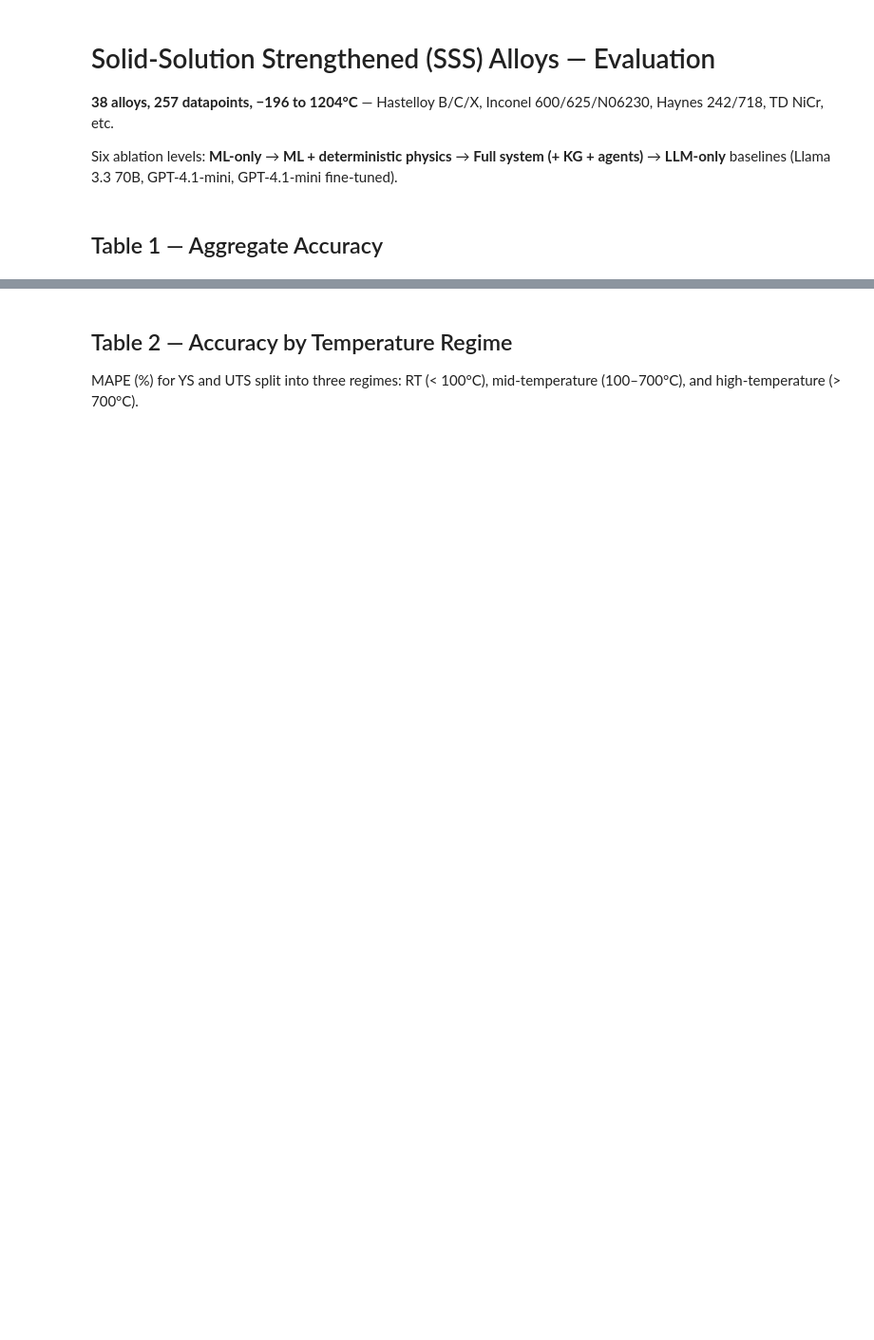
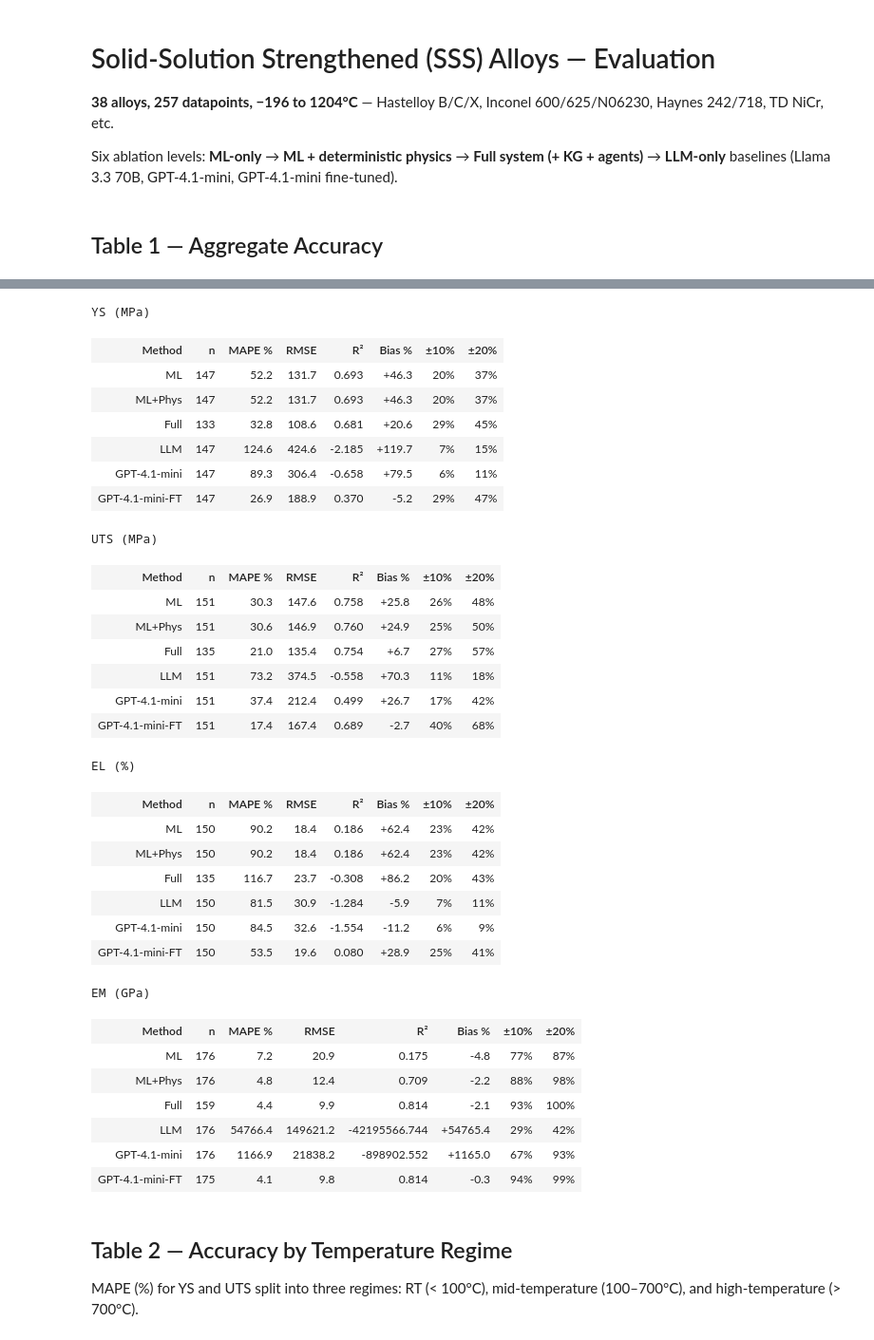
Before and after one commit to AlexLecu/AlloyGraph, a Jupyter notebook: evaluation/prediction/notebooks/02_evaluate_sss.ipynb, the cells around one changed output, grey strips where cells are left out. Shown at 95% size. Cells and saved outputs as stored; diff of their text form; code cells hidden in the pictures; blank space fills up the shorter version.

```diff
--- a/evaluation/prediction/notebooks/02_evaluate_sss.ipynb
+++ b/evaluation/prediction/notebooks/02_evaluate_sss.ipynb
@@ -104,3 +50,83 @@ EM (GPa)
+# %%
+from IPython.display import HTML
+
+rows = []
+for mn, df in METHODS.items():
+    for pc, ac, lbl in PROPS:
+        m = metrics(df, pc, ac)
+        rows.append({**m, 'Method': mn, 'Property': lbl,
+                     '±10%': pct_within(df,pc,ac,10), '±20%': pct_within(df,pc,ac,20)})
+
+tbl = pd.DataFrame(rows)
+
+def build_table_html(sub, columns_spec):
+    """Build an HTML table with inline green background on best values."""
+    HIGHLIGHT = 'background-color:#d4edda;font-weight:bold'
+    html = '<table border="1" style="border-collapse:collapse;text-align:right">\n'
+    html += '<tr><th style="text-align:left">Method</th>'
+    for col, _, _ in columns_spec:
+        html += f'<th style="padding:4px 8px">{col}</th>'
+    html += '</tr>\n'
+    best_map = {}
+    for col, best, _ in columns_spec:
+        if best is None: continue
+        vals = pd.to_numeric(sub[col], errors='coerce')
+        if best == 'min': best_map[col] = vals.idxmin()
+        elif best == 'max': best_map[col] = vals.idxmax()
+        elif best == 'abs_min': best_map[col] = vals.abs().idxmin()
+    for idx in sub.index:
+        html += f'<tr><td style="text-align:left;padding:4px 8px"><b>{idx}</b></td>'
+        for col, best, fmt in columns_spec:
+            val = sub.loc[idx, col]
+            s = fmt.format(val) if pd.notna(val) else '\u2014'
+            is_best = best is not None and idx == best_map.get(col)
+            style = f'{HIGHLIGHT};padding:4px 8px' if is_best else 'padding:4px 8px'
+            html += f'<td style="{style}">{s}</td>'
+        html += '</tr>\n'
+    html += '</table>'
+    return html
+
+for prop in ['YS (MPa)', 'UTS (MPa)', 'EL (%)', 'EM (GPa)']:
+    sub = tbl[tbl['Property']==prop][['Method','n','mape','rmse','r2','bias','±10%','±20%']].copy()
+    sub = sub.set_index('Method')
+    sub.columns = ['n','MAPE %','RMSE','R²','Bias %','±10%','±20%']
+    cols = [('n',None,'{:.0f}'),('MAPE %','min','{:.1f}'),('RMSE','min','{:.1f}'),
+            ('R²','max','{:.3f}'),('Bias %','abs_min','{:+.1f}'),('±10%','max','{:.0f}%'),('±20%','max','{:.0f}%')]
+    print(f"\n{prop}")
+    display(HTML(build_table_html(sub, cols)))
+# %% [output]
+YS (MPa)
+| Method | n | MAPE % | RMSE | R² | Bias % | ±10% | ±20% |
+| ML | 147 | 52.2 | 131.7 | 0.693 | +46.3 | 20% | 37% |
+| ML+Phys | 147 | 52.2 | 131.7 | 0.693 | +46.3 | 20% | 37% |
+| Full | 133 | 32.8 | 108.6 | 0.681 | +20.6 | 29% | 45% |
+| LLM | 147 | 124.6 | 424.6 | -2.185 | +119.7 | 7% | 15% |
+| GPT-4.1-mini | 147 | 89.3 | 306.4 | -0.658 | +79.5 | 6% | 11% |
+| GPT-4.1-mini-FT | 147 | 26.9 | 188.9 | 0.370 | -5.2 | 29% | 47% |
+UTS (MPa)
+| Method | n | MAPE % | RMSE | R² | Bias % | ±10% | ±20% |
+| ML | 151 | 30.3 | 147.6 | 0.758 | +25.8 | 26% | 48% |
+| ML+Phys | 151 | 30.6 | 146.9 | 0.760 | +24.9 | 25% | 50% |
+| Full | 135 | 21.0 | 135.4 | 0.754 | +6.7 | 27% | 57% |
+| LLM | 151 | 73.2 | 374.5 | -0.558 | +70.3 | 11% | 18% |
+| GPT-4.1-mini | 151 | 37.4 | 212.4 | 0.499 | +26.7 | 17% | 42% |
+| GPT-4.1-mini-FT | 151 | 17.4 | 167.4 | 0.689 | -2.7 | 40% | 68% |
+EL (%)
+| Method | n | MAPE % | RMSE | R² | Bias % | ±10% | ±20% |
+| ML | 150 | 90.2 | 18.4 | 0.186 | +62.4 | 23% | 42% |
+| ML+Phys | 150 | 90.2 | 18.4 | 0.186 | +62.4 | 23% | 42% |
+| Full | 135 | 116.7 | 23.7 | -0.308 | +86.2 | 20% | 43% |
+| LLM | 150 | 81.5 | 30.9 | -1.284 | -5.9 | 7% | 11% |
+| GPT-4.1-mini | 150 | 84.5 | 32.6 | -1.554 | -11.2 | 6% | 9% |
+| GPT-4.1-mini-FT | 150 | 53.5 | 19.6 | 0.080 | +28.9 | 25% | 41% |
+EM (GPa)
+| Method | n | MAPE % | RMSE | R² | Bias % | ±10% | ±20% |
+| ML | 176 | 7.2 | 20.9 | 0.175 | -4.8 | 77% | 87% |
+| ML+Phys | 176 | 4.8 | 12.4 | 0.709 | -2.2 | 88% | 98% |
+| Full | 159 | 4.4 | 9.9 | 0.814 | -2.1 | 93% | 100% |
+| LLM | 176 | 54766.4 | 149621.2 | -42195566.744 | +54765.4 | 29% | 42% |
+| GPT-4.1-mini | 176 | 1166.9 | 21838.2 | -898902.552 | +1165.0 | 67% | 93% |
+| GPT-4.1-mini-FT | 175 | 4.1 | 9.8 | 0.814 | -0.3 | 94% | 99% |
 # %% [markdown]
 ## Table 2 — Accuracy by Temperature Regime
 
```
Also changed, not shown: parts of 2 cells of this notebook, 3 other files.
